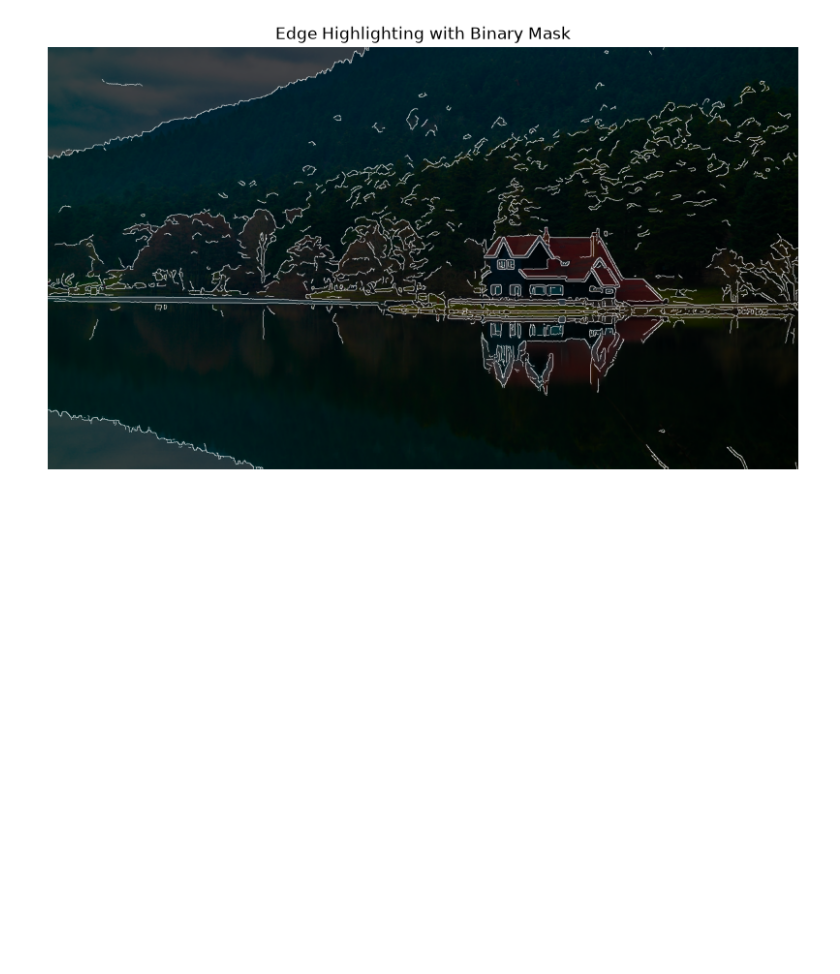
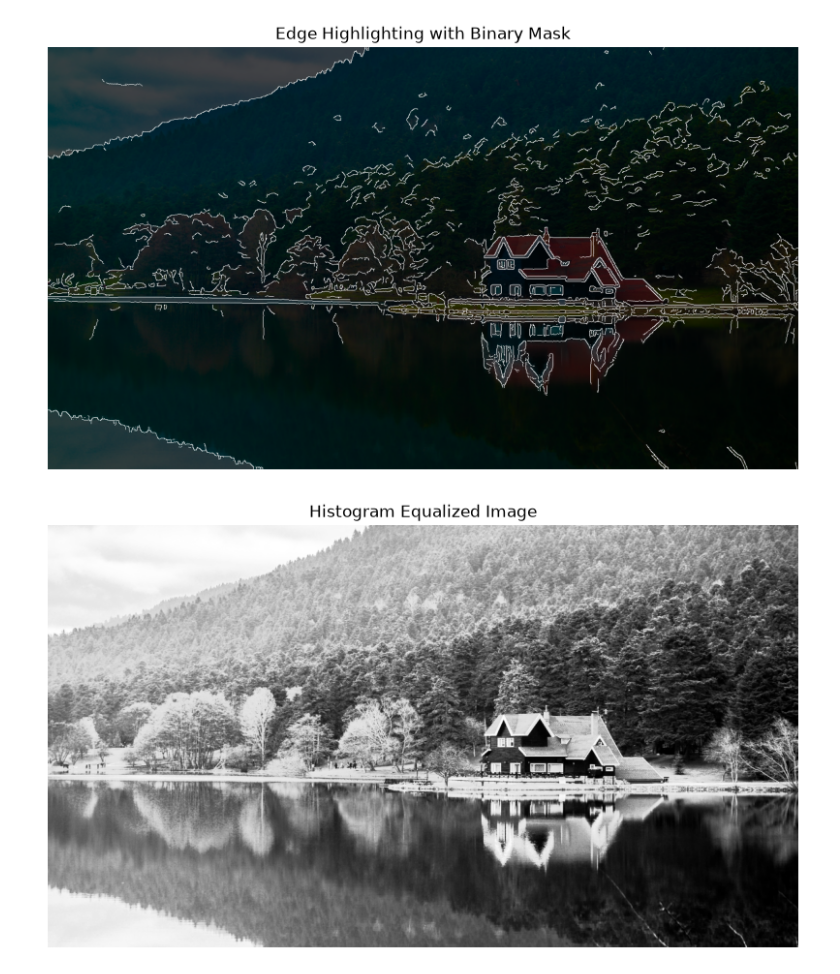
Before and after one commit to ealabas/cs523-hw1, a Jupyter notebook: Problem1.ipynb, the cells around one changed output. Drawn from its saved outputs; the diff is of its cells as text; code cells hidden in the pictures; blank space fills up the shorter version.

```diff
--- a/Problem1.ipynb
+++ b/Problem1.ipynb
@@ -77,3 +78,13 @@ plt.axis("off")
 plt.show()
 # %% [output]
 [figure]
+# %%
+equalized_image = cv2.equalizeHist(grayscale_resized_image)
+
+plt.figure(figsize=(10,6))
+plt.imshow(equalized_image, cmap="gray")
+plt.title("Histogram Equalized Image")
+plt.axis("off")
+plt.show()
+# %% [output]
+[figure, added]
```
Also changed, not shown: parts of 1 cell of this notebook, 1 other file.
